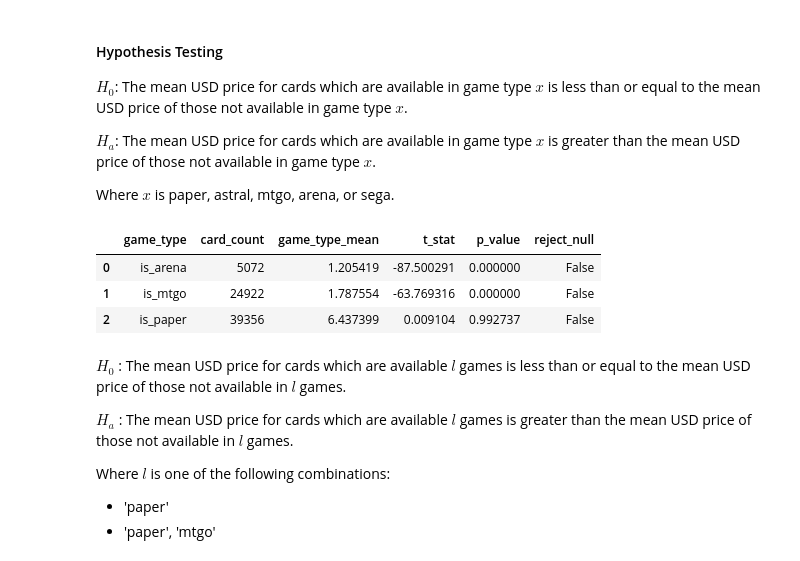
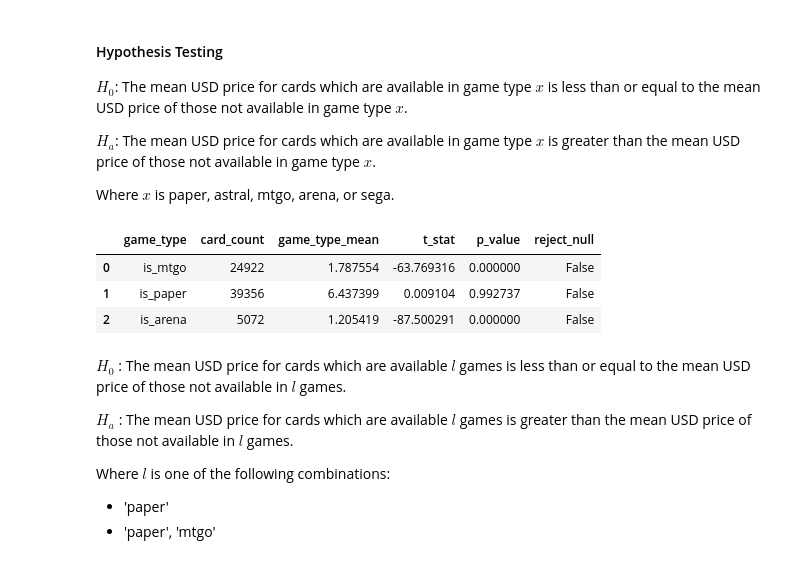
Before and after one commit to Jemison-DavidJasonStephenVasiliy/MTG-Project, a Jupyter notebook: final_report_outline.ipynb, the cells around one changed output. Saved outputs shown, nothing was run; the diff lists cells and outputs as text; code cells hidden in the pictures.

```diff
--- a/final_report_outline.ipynb
+++ b/final_report_outline.ipynb
@@ -292,12 +273,12 @@ $H_a$: The mean USD price for cards which are available in game type $x$ is grea
 
 Where $x$ is paper, astral, mtgo, arena, or sega.
 # %%
-explore.hypothesis_test_game_type(train).sort_values('reject_null', ascending=False)
+explore.hypothesis_test_game_type(train)
 # %% [output]
 |  | game_type | card_count | game_type_mean | t_stat | p_value | reject_null |
-| 0 | is_arena | 5072 | 1.205419 | -87.500291 | 0.000000 | False |
-| 1 | is_mtgo | 24922 | 1.787554 | -63.769316 | 0.000000 | False |
-| 2 | is_paper | 39356 | 6.437399 | 0.009104 | 0.992737 | False |
+| 0 | is_mtgo | 24922 | 1.787554 | -63.769316 | 0.000000 | False |
+| 1 | is_paper | 39356 | 6.437399 | 0.009104 | 0.992737 | False |
+| 2 | is_arena | 5072 | 1.205419 | -87.500291 | 0.000000 | False |
 # %% [markdown]
 $H_0$ : The mean USD price for cards which are available $l$ games is less than or equal to the mean USD price of those not available in $l$ games.
 
```
Also changed, not shown: parts of 48 cells of this notebook, 3 other files.
